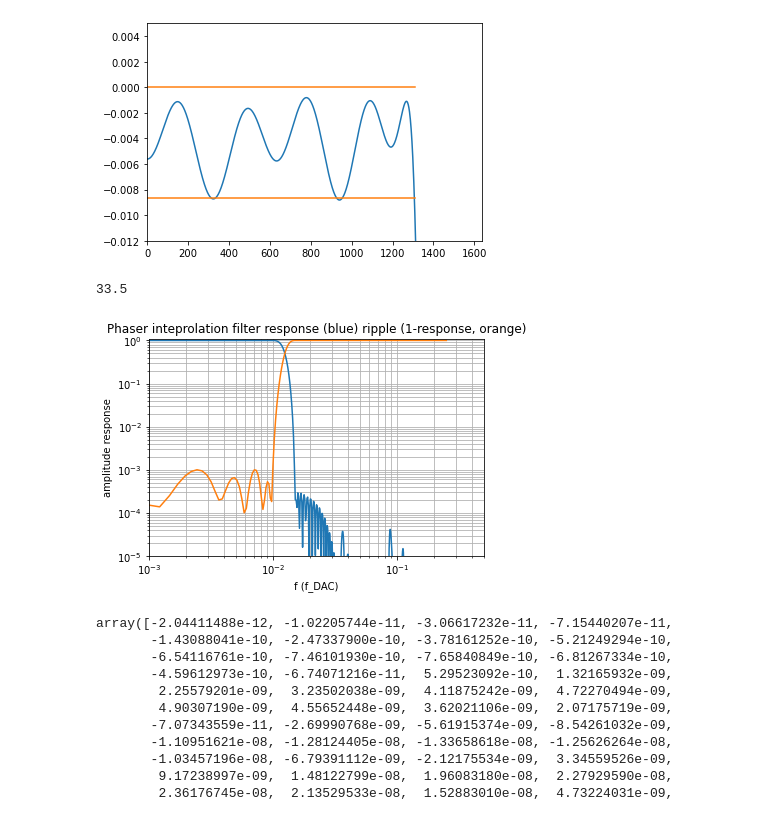
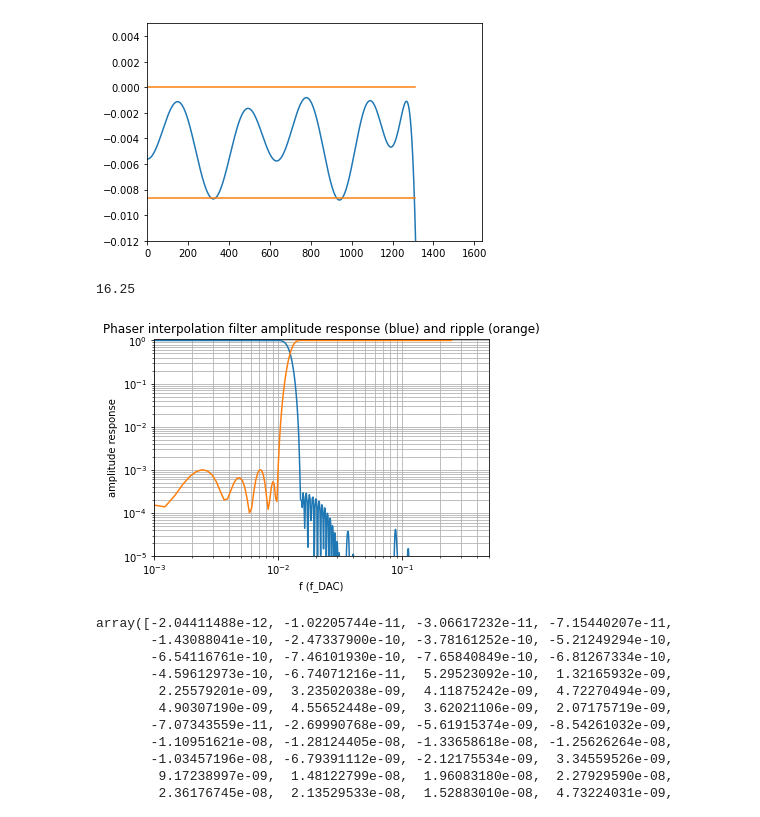
Before and after one commit to quartiq/phaser, a Jupyter notebook: filter.ipynb, the cells around one changed output. Drawn from its saved outputs; the diff is of its cells as text; code cells hidden in the pictures.

Commit message:
filter notebook: cleanup a bit

```diff
--- a/filter.ipynb
+++ b/filter.ipynb
@@ -193,7 +193,6 @@ ax[2].step(np.arange(len(x)), x)
 r = 1.
 
 colors = list("kbgrcm")
-last_rate = 1
 for step in steps:
     r *= step.rate
     x = step(x)
@@ -204,7 +203,6 @@ for step in steps:
         q = FIR(b=x)
         q.plot_freq(ax[1], r=r, f=1/r, color=color, inset=True, worN=2048)
         q.plot_time(ax[2], r=r, color=color)
-    last_rate = step.rate
 
 ax[0].grid()
 ax[0].grid(which="minor", alpha=.2)
@@ -226,39 +224,45 @@ ax[1].plot(np.array([1e-3, .4, np.nan, .6, 1e2])*2, [1e-2, 1e-2, np.nan, 1e-7**.
 ax[2].set_title("cumulative impulse response")
 ax[2].set_xlabel("time (input samples)")
 
-m = 1 << 16
-t0 = 10*4
+
 fig, ax = plt.subplots(1, 3, figsize=(25, 5))
+
+# build a shaped pulse
 a0 = np.ones(32)
 a = CIC(6, 1, 5)(a0)
-#a = np.convolve(signal.windows.hann(16)/8, a0)
 af = np.array([(.5, .4), (.5, -.15)])
-#af = np.array([(1., .42)])
 t = np.arange(len(a))
 y0 = sum(a*ai*np.exp(2j*np.pi*fi*t) for ai, fi in af)
+
+# pass it through the filter
 y = y0
 for step in steps:
     y = step(y)
-# y *= np.exp(2j*np.pi*.1*np.arange(len(y))/r*t0)
+
+t0 = 10*4
 ax[2].plot(t*t0, a, t*t0, y0.real, np.arange(len(y))/r*t0, y.real)
+
+m = 1 << 16
 h = np.absolute(np.fft.fft(y, m)/r/len(a0))
 s = np.fft.fftfreq(m)*r/t0
-ax[0].plot(af[:, 1]/t0, np.absolute(af[:, 0]), "o", s, h)
+for i in range(2):
+    ax[i].plot(af[:, 1]/t0, np.absolute(af[:, 0]), "o", s, h)
+
 ax[0].set_ylim(1e-7, 1)
 ax[0].set_yscale("log")
-ax[0].set_title("wide band response to shaped pulse")
+ax[0].set_title("wide band amplitude response to shaped pulse")
 ax[0].set_xlabel("frequency (f_DAC)")
-#ax[0].set_xlim(-1/t0, 1/t0)
 ax[0].grid()
 ax[0].grid(which="minor", alpha=.2)
-ax[1].plot(af[:, 1]/t0, np.absolute(af[:, 0]), "o", s, h)
+
 ax[1].set_ylim(1e-4, 1)
 ax[1].set_yscale("log")
 ax[1].set_xlim(-1/t0, 1/t0)
 ax[1].grid()
 ax[1].grid(which="minor", alpha=.2);
-ax[1].set_title("base band response to shaped pulse")
+ax[1].set_title("amplitude response to shaped pulse")
 ax[1].set_xlabel("frequency (f_DAC)")
+
 ax[2].set_title("shaped pulse (envelope blue, data orange, response green)")
-ax[2].set_xlabel("frequency (f_DAC)")
+ax[2].set_xlabel("time (1/f_DAC)")
 # %% [output]
@@ -305,19 +309,19 @@ plt.plot(np.array([0, .4, np.nan, 0, .4])/20.*(1<<16), 20*np.log10([1-1e-3, 1-1e
 [figure]
 # %%
 # group delay
-len(x)/20.
+np.argmax(np.fabs(x))/r
 # %% [output]
-33.5
+16.25
 # %%
 plt.xscale("log")
 plt.xlabel("f (f_DAC)")
 plt.xlim(1e-3, .5)
 plt.yscale("log")
 plt.ylim(1e-5, 1.1)
 plt.ylabel("amplitude response")
 plt.grid(which="both")
-plt.title("Phaser inteprolation filter response (blue) ripple (1-response, orange)")
+plt.title("Phaser interpolation filter amplitude response (blue) and ripple (orange)")
 FIR(x).plot_freq(plt.gca(), r=r, f=4)
 # %% [output]
-[figure, old version]
+[figure, new version]
 # %%
```
Also changed, not shown: parts of 4 cells of this notebook.
